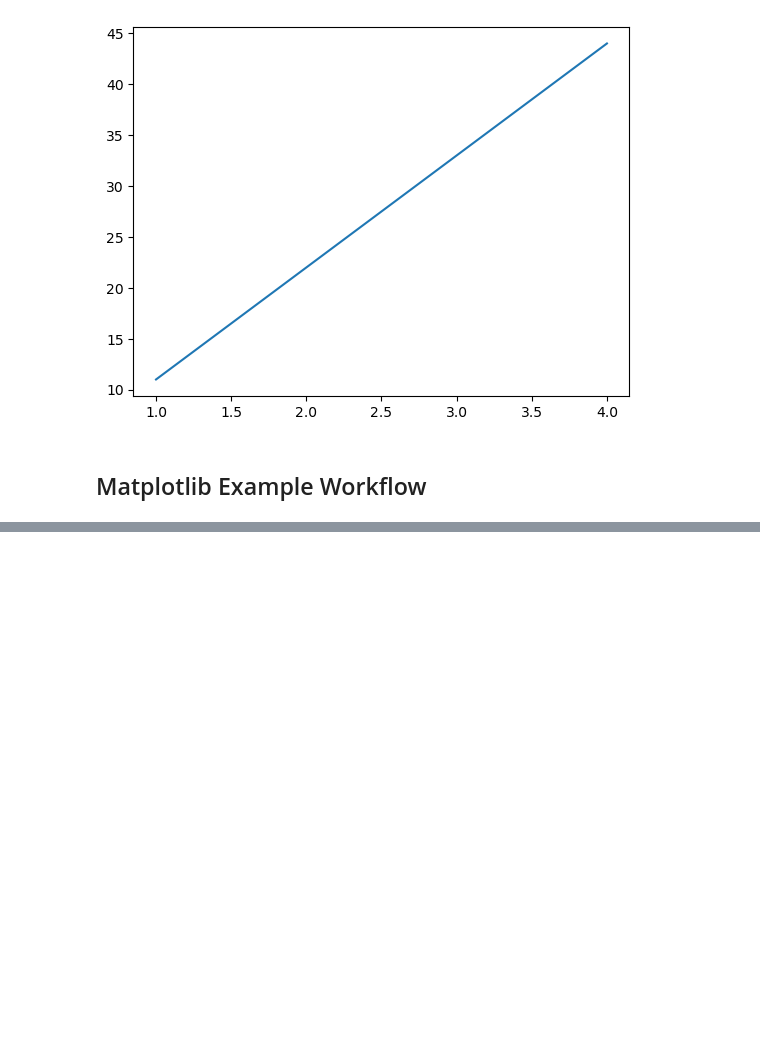
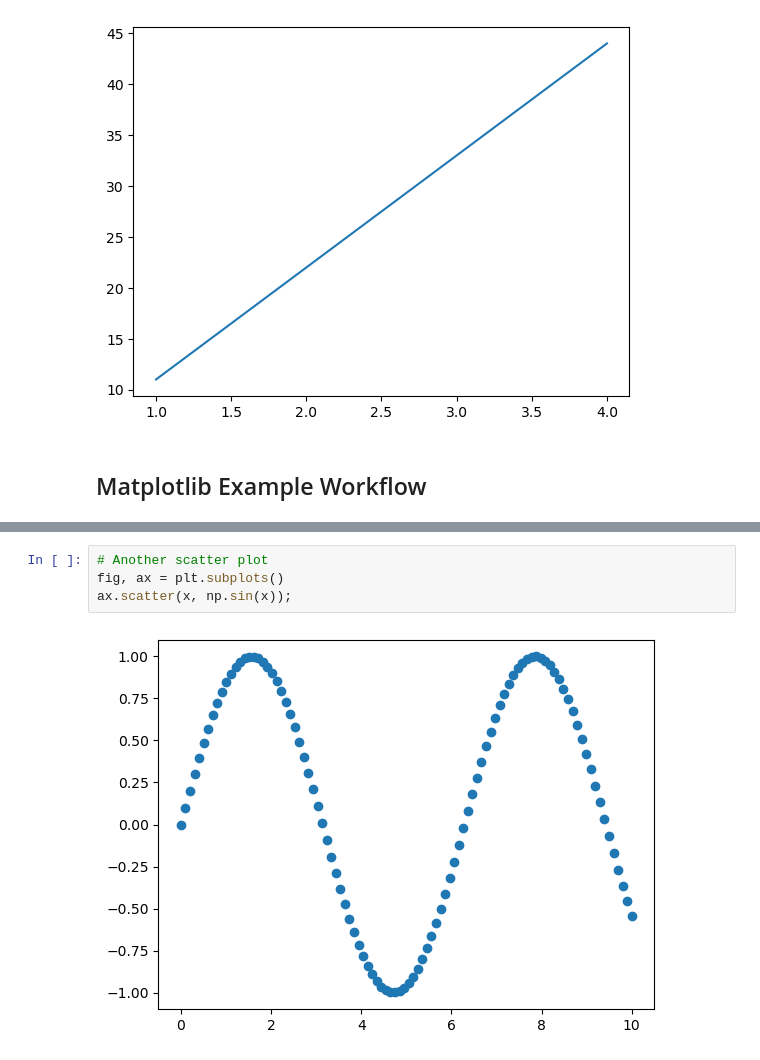
Before and after one commit to judgemongcal/ztm-machine-learning-course, a Jupyter notebook: intro-to-matplotlib.ipynb, the cells around one changed output, grey strips where cells are left out. Saved outputs shown, nothing was run; the diff lists cells and outputs as text; blank space fills up the shorter version.

```diff
--- a/intro-to-matplotlib.ipynb
+++ b/intro-to-matplotlib.ipynb
@@ -78,0 +107,6 @@ fig.savefig("sample-plot.png")
+# %%
+# Another scatter plot
+fig, ax = plt.subplots()
+ax.scatter(x, np.sin(x));
+# %% [output]
+[figure, added]
```
Also changed, not shown: parts of 6 cells of this notebook.
